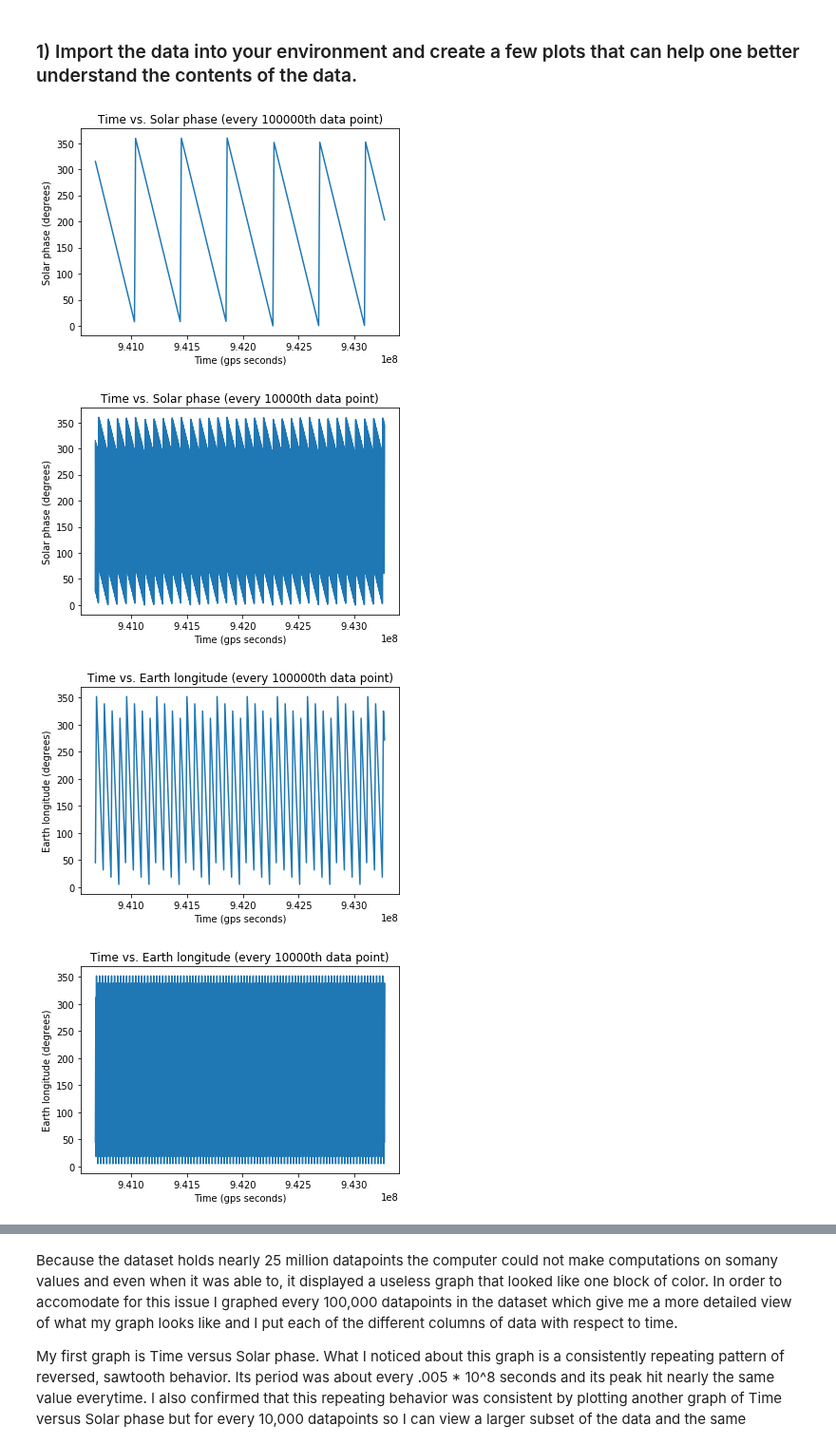
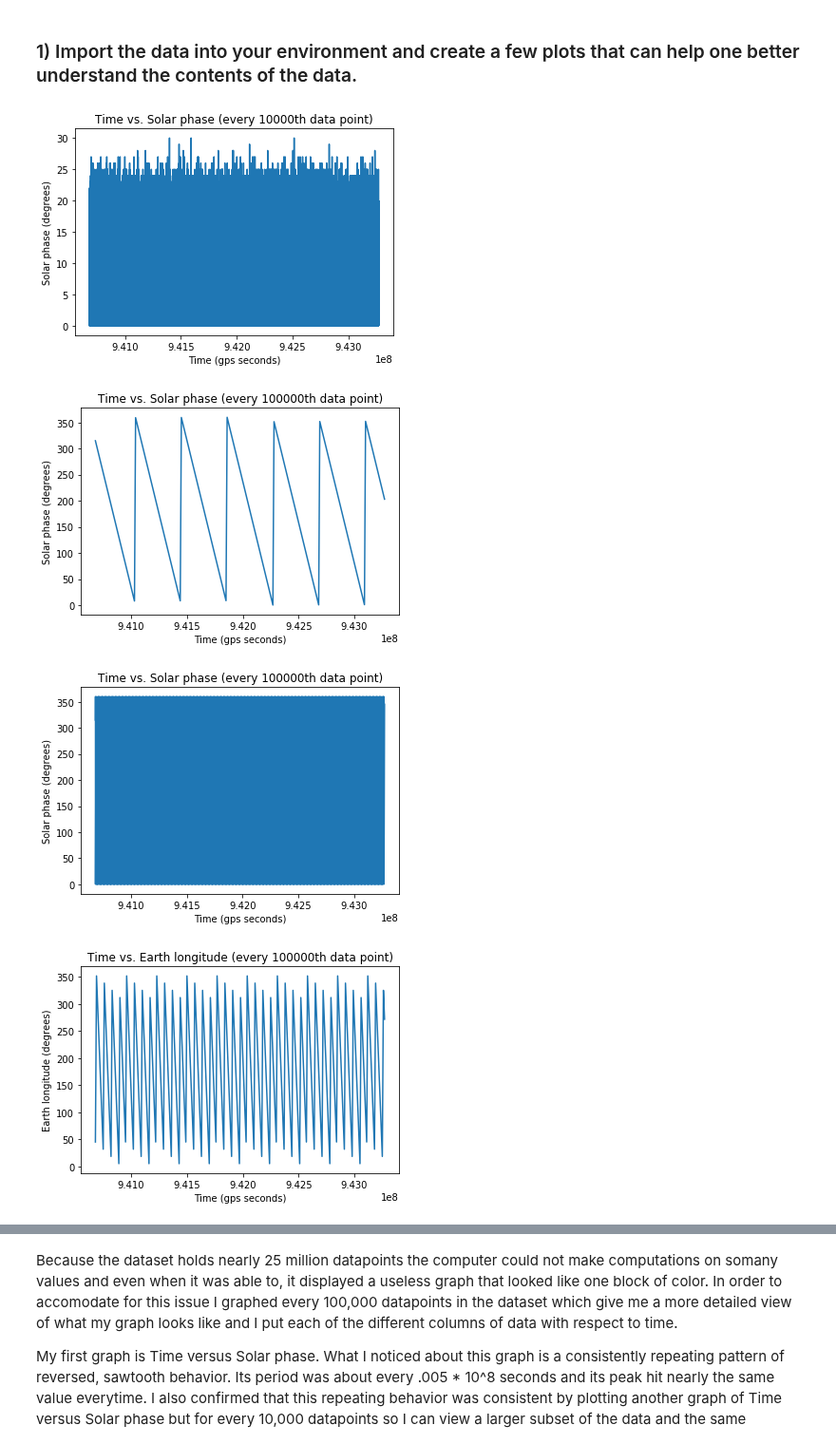
Before and after one commit to elocj/PHYS434, a Jupyter notebook: lab4/lab4.ipynb, the cells around one changed output, grey strips where cells are left out. Shown at 95% size. Saved outputs shown, nothing was run; the diff lists cells and outputs as text; code cells hidden in the pictures.

```diff
--- a/lab4/lab4.ipynb
+++ b/lab4/lab4.ipynb
@@ -11,7 +11,7 @@ import h5py
 import statistics
 
 #this sets the size of the plot to something useful
-plt.rcParams["figure.figsize"] = (20,15)
+# plt.rcParams["figure.figsize"] = (20,15)
 # %%
 hf = h5py.File('lab4/gammaray_lab4.h5', 'r') # import data
 hf.keys()
@@ -23,6 +23,11 @@ hf.close() # close file
 # %% [markdown]
 ### 1) Import the data into your environment and create a few plots that can help one better understand the contents of the data.
 # %%
+plt.xlabel('Time (gps seconds)')
+plt.ylabel('Solar phase (degrees)')
+plt.title('Time vs. Solar phase (every 10000th data point)')
+plt.plot(data[0], data[3])
+plt.show()
 plt.xlabel('Time (gps seconds)')
 plt.ylabel('Solar phase (degrees)')
 plt.title('Time vs. Solar phase (every 100000th data point)')
@@ -30,8 +35,8 @@ plt.plot(data[0][::100000], data[1][::100000])
 plt.show()
 plt.xlabel('Time (gps seconds)')
 plt.ylabel('Solar phase (degrees)')
-plt.title('Time vs. Solar phase (every 10000th data point)')
-plt.plot(data[0][::10000], data[1][::10000])
+plt.title('Time vs. Solar phase (every 100000th data point)')
+plt.plot(data[0][::100], data[1][::100])
 plt.show()
 
 plt.title('Time vs. Earth longitude (every 100000th data point)')
@@ -49,34 +54,34 @@ plt.title('Time vs. Particle counts (every 100000th data point)')
 plt.xlabel('Time (gps seconds)')
 plt.ylabel('Particle counts')
 counts = []
 print(len(data[0][::10000]))
 print(statistics.mean(data[3][0:10000]))
 num = int(len(data[3])/10000)
 for i in range(num):
     counts.append(statistics.mean(data[3][i * 10000:(i + 1) * 10000]))
 print(len(counts))
 total = []
 # for i in range(num * 100000, len(data[3])):
 #     total.append(data[3][i])
 # counts.append(statistics.mean(total))
 print(len(counts))
 thing = data[0][::10000]
 thing = thing[:-1]
 plt.plot(thing, counts)
 plt.show()
 # for i in range(data[3][::100000])
 # plt.title('Time vs. Particle counts (every 100000th data point)')
 # plt.xlabel('Time (gps seconds)')
 # plt.ylabel('Particle counts')
 # plt.plot(data[0][::100000], data[3][::100000])
 # plt.show()
 # plt.xlabel('Time (gps seconds)')
 # plt.ylabel('Particle counts')
 # plt.title('Time vs. Particle counts (every 10000th data point)')
 # plt.plot(data[0][::10000], data[3][::10000])
 # plt.show()
 # %% [output]
-[figure, old version]
+[figure, new version]
-[figure, old version]
+[figure, new version]
-[figure, old version]
+[figure, new version]
-[figure, old version]
+[figure, new version]
```
Also changed, not shown: parts of 1 cell of this notebook.
